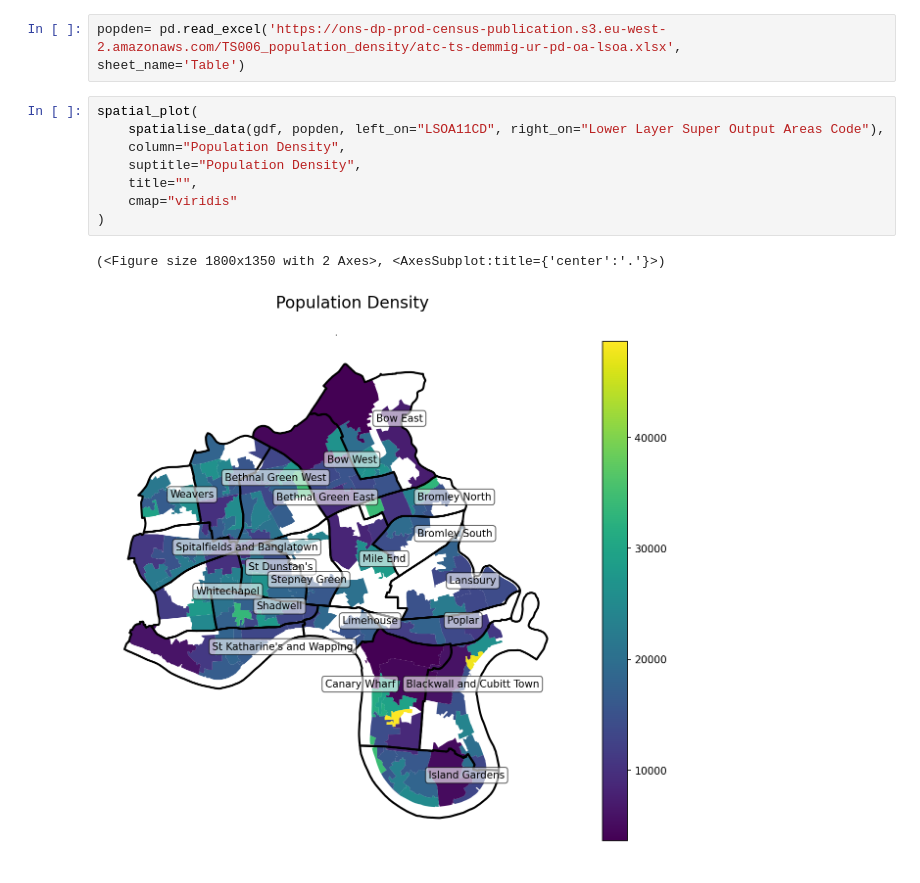
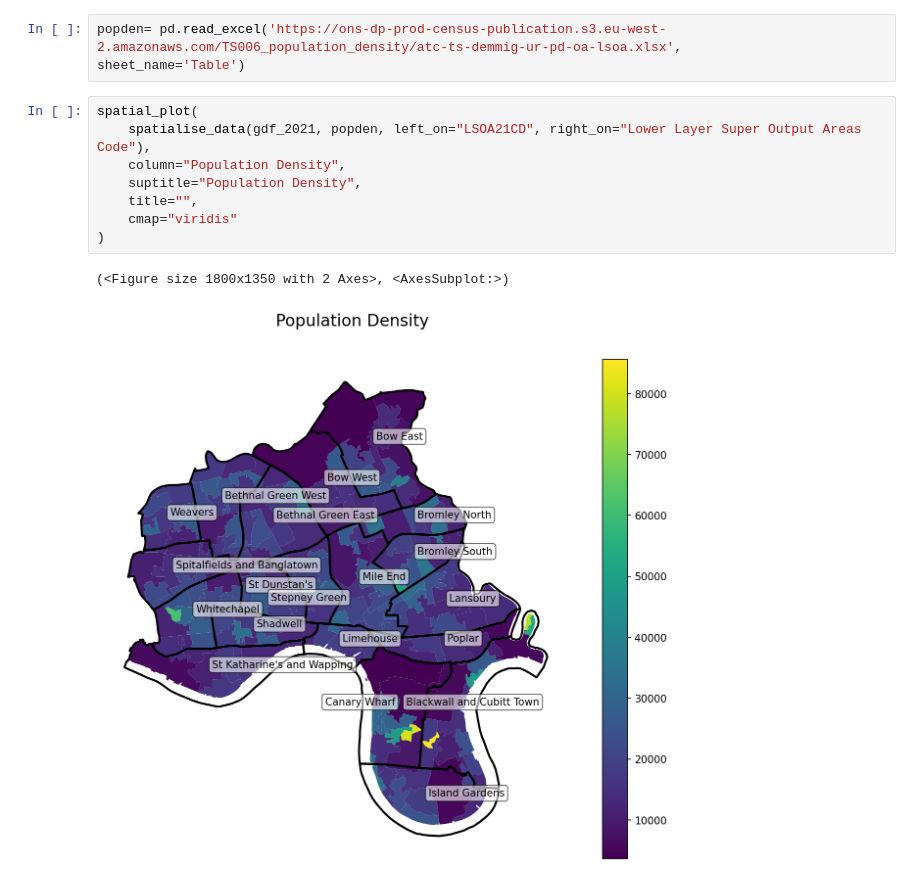
Before and after one commit to data-hamlets/census-data, a Jupyter notebook: notebooks/1.1-jl-census-2021-mapping.ipynb, the cells around one changed output. Drawn from its saved outputs; the diff is of its cells as text.

Commit message:
pop density on new lsoas

```diff
--- a/notebooks/1.1-jl-census-2021-mapping.ipynb
+++ b/notebooks/1.1-jl-census-2021-mapping.ipynb
@@ -178,12 +178,12 @@ popden= pd.read_excel('https://ons-dp-prod-census-publication.s3.eu-west-2.amazo
 sheet_name='Table')
 # %%
 spatial_plot(
-    spatialise_data(gdf, popden, left_on="LSOA11CD", right_on="Lower Layer Super Output Areas Code"),
+    spatialise_data(gdf_2021, popden, left_on="LSOA21CD", right_on="Lower Layer Super Output Areas Code"),
     column="Population Density",
     suptitle="Population Density",
     title="",
     cmap="viridis"
 )
 # %% [output]
-(<Figure size 1800x1350 with 2 Axes>, <AxesSubplot:title={'center':'.'}>)
+(<Figure size 1800x1350 with 2 Axes>, <AxesSubplot:>)
-[figure, old version]
+[figure, new version]
```
